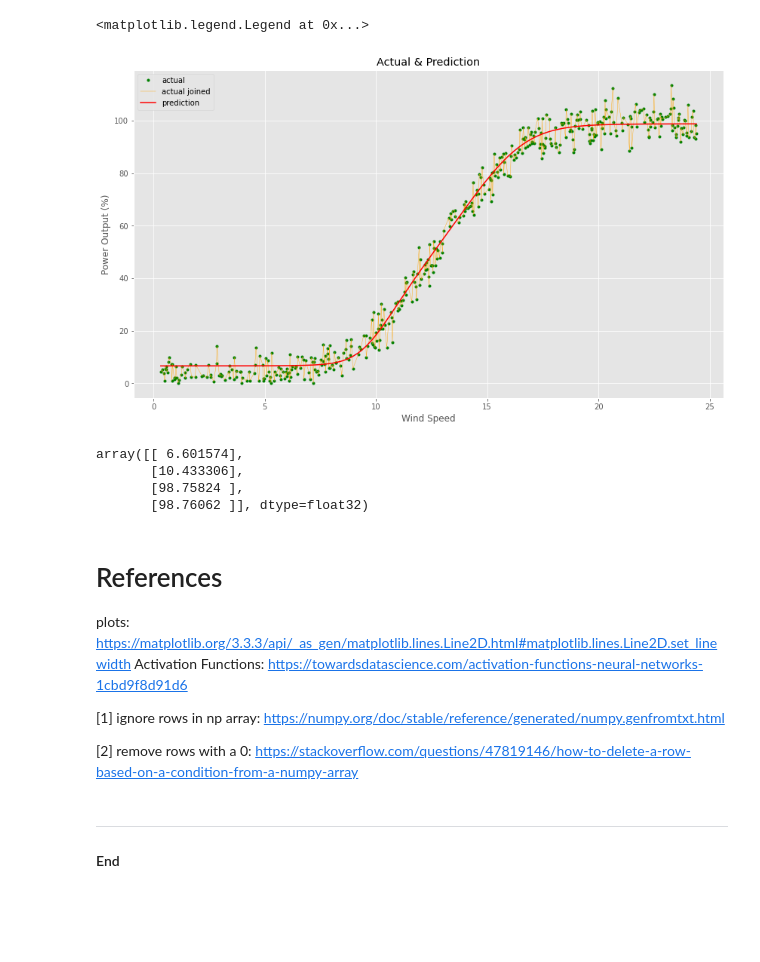
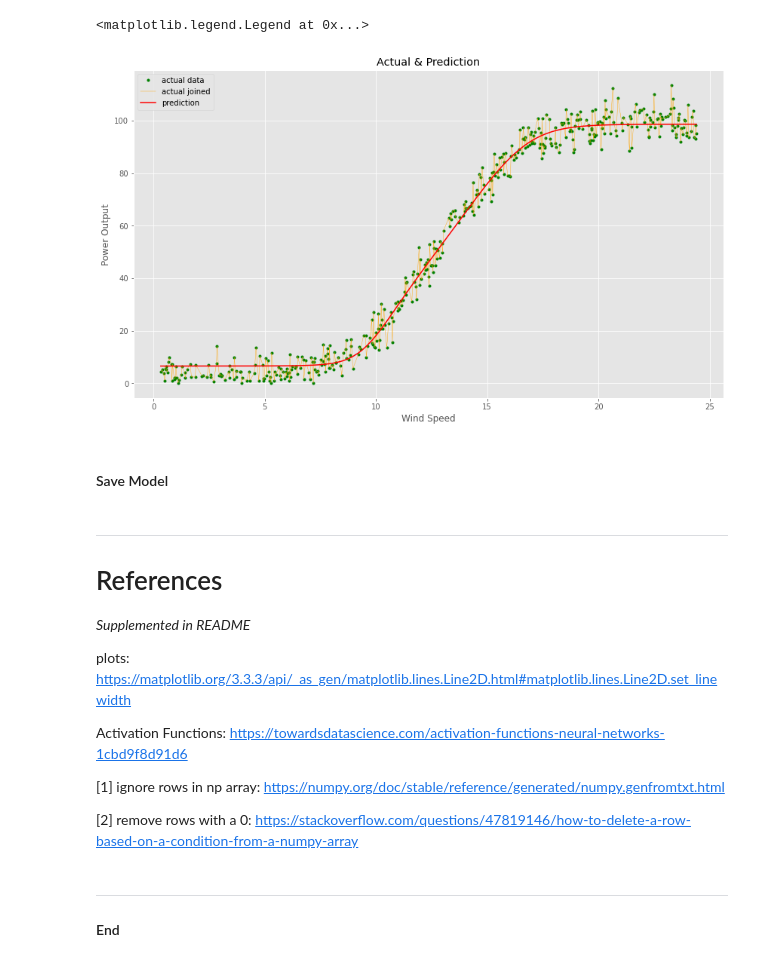
Before and after one commit to DarraghLally/Emerging_Technologies_Project, a Jupyter notebook: Emerging_Technology_Project.ipynb, the cells around one changed output. Saved outputs shown, nothing was run; the diff lists cells and outputs as text; code cells hidden in the pictures; blank space fills up the shorter version.

Commit message:
Final Readme changes, clean image creation, cleaned and commented note-book

```diff
--- a/Emerging_Technology_Project.ipynb
+++ b/Emerging_Technology_Project.ipynb
@@ -100,38 +135,34 @@ Epoch 3000/3000
 # %%
-# Graph is easier to read when the actual data is ploted as points
-# plot a graph  of power over time,
-# 1. actual data is displayed in green
-# 2. predicted data is displayed in red
-
+# Title
 plt.title('Actual & Prediction')
 # actual - green
-plt.plot(train['speed'],train['power'], '.', color="green", label='actual')
+plt.plot(train['speed'],train['power'], '.', color="green", label='actual data')
 # join the dots
 plt.plot(train['speed'],train['power'], color="orange", label='actual joined', linewidth = 0.4)
 # prediction - red
 plt.plot(train['speed'],model.predict(train['speed']), color="red", label='prediction')
 # clean up output
 plt.xlabel('Wind Speed')
-plt.ylabel('Power Output (%)')
+plt.ylabel('Power Output')
 plt.legend()
 # %% [output]
 <matplotlib.legend.Legend at 0x...>
-[figure, old version]
+[figure, new version]
 # %%
-# take a random sample
-model.predict([1.0, 9.0, 29.0, 70.0])
+# take a random sample for debugging
+#model.predict([1.0, 9.0, 29.0, 70.0])
-# %% [output]
-array([[ 6.601574],
-       [10.433306],
-       [98.75824 ],
-       [98.76062 ]], dtype=float32)
+# %% [markdown]
+#### Save Model
 # %%
 # Save Model
 model.save('model.h5')
 # %% [markdown]
+***
 # References
+*Supplemented in README*
 
 plots: https://matplotlib.org/3.3.3/api/_as_gen/matplotlib.lines.Line2D.html#matplotlib.lines.Line2D.set_linewidth
+
 Activation Functions: https://towardsdatascience.com/activation-functions-neural-networks-1cbd9f8d91d6
 
 [1] ignore rows in np array: https://numpy.org/doc/stable/reference/generated/numpy.genfromtxt.html
```
Also changed, not shown: parts of 15 cells of this notebook, 4 other files.
